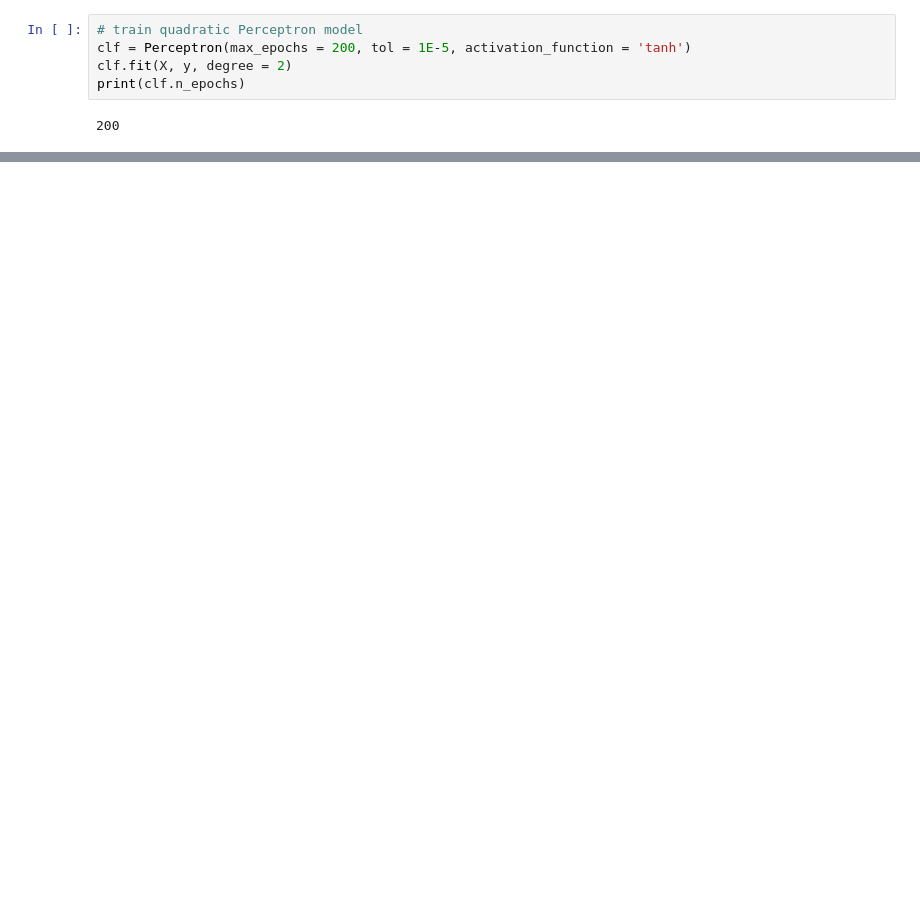
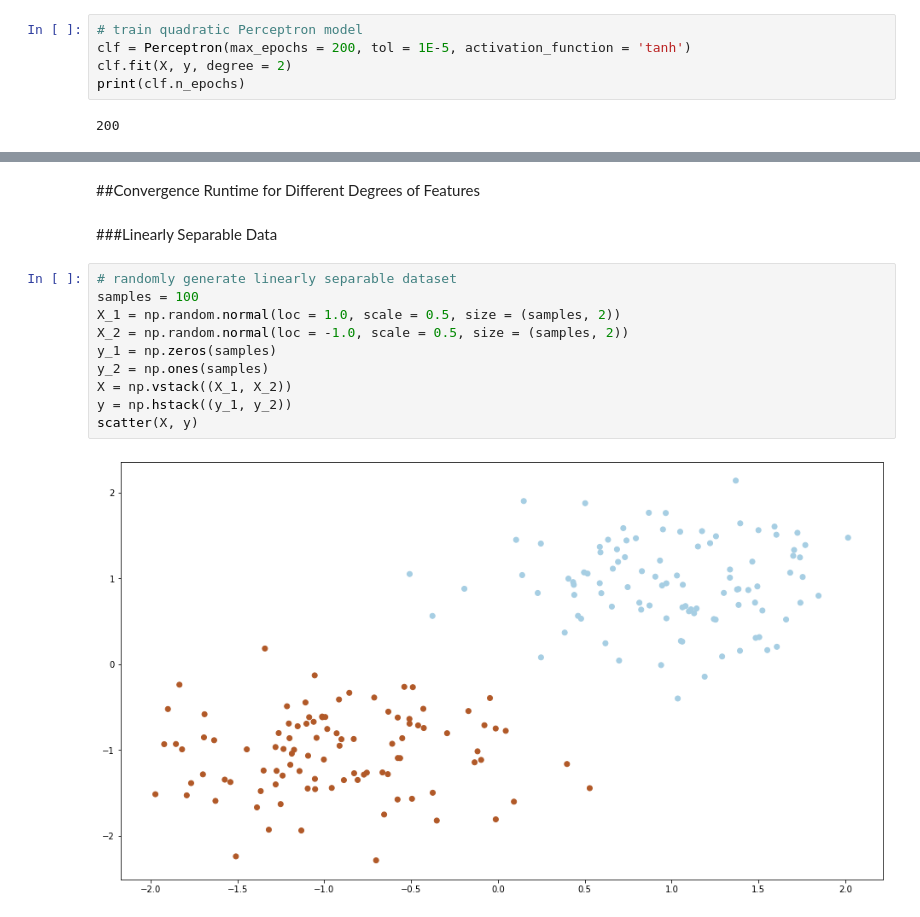
Before and after one commit to MrActis/Perceptron, a Jupyter notebook: Perceptron.ipynb, the cells around one changed output, grey strips where cells are left out. Saved outputs shown, nothing was run; the diff lists cells and outputs as text; blank space fills up the shorter version.

```diff
--- a/Perceptron.ipynb
+++ b/Perceptron.ipynb
@@ -467,0 +469,16 @@ plot_decision_region(X, y, clf)
+# %% [markdown]
+##Convergence Runtime for Different Degrees of Features
+# %% [markdown]
+###Linearly Separable Data
+# %%
+# randomly generate linearly separable dataset
+samples = 100
+X_1 = np.random.normal(loc = 1.0, scale = 0.5, size = (samples, 2))
+X_2 = np.random.normal(loc = -1.0, scale = 0.5, size = (samples, 2))
+y_1 = np.zeros(samples)
+y_2 = np.ones(samples)
+X = np.vstack((X_1, X_2))
+y = np.hstack((y_1, y_2))
+scatter(X, y)
+# %% [output]
+[figure, added]
```
Also changed, not shown: parts of 24 cells of this notebook.
